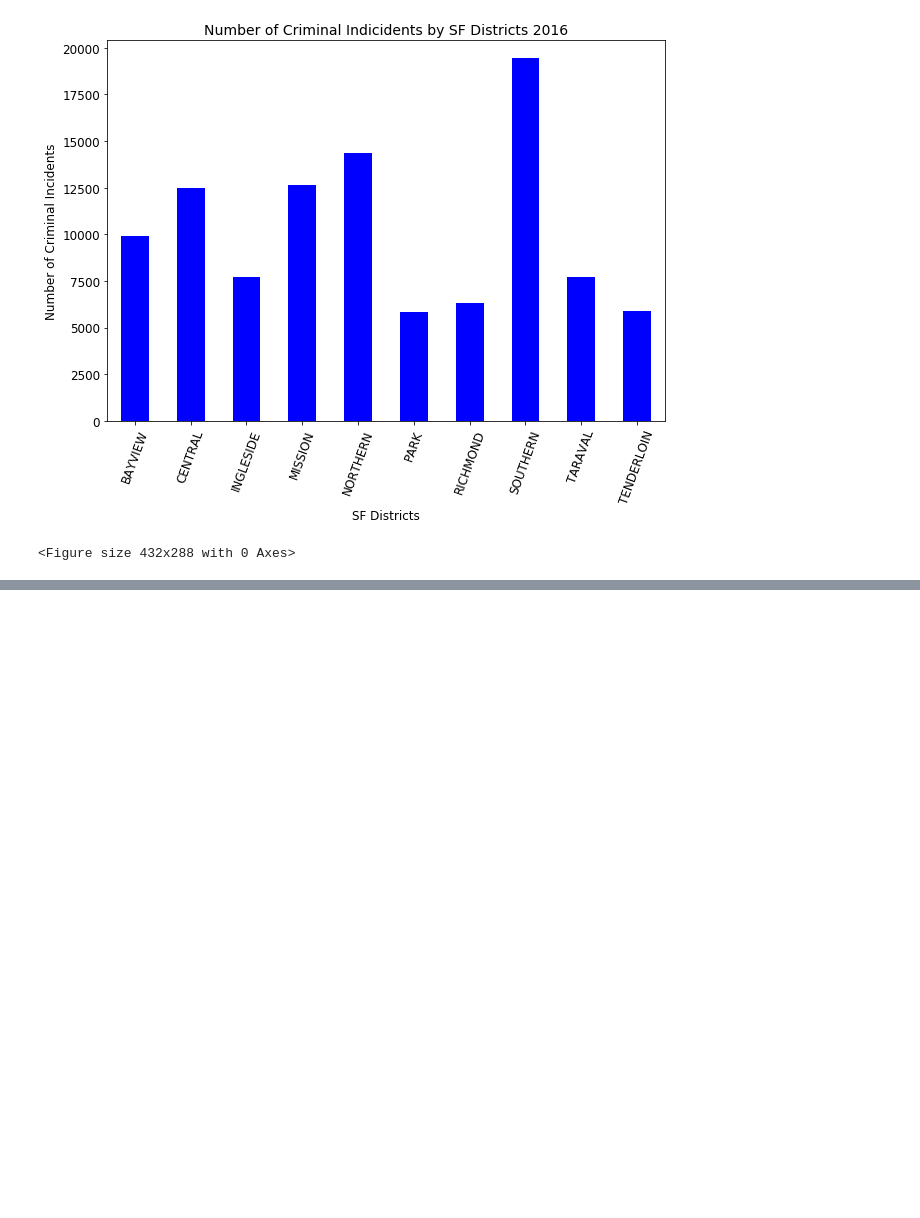
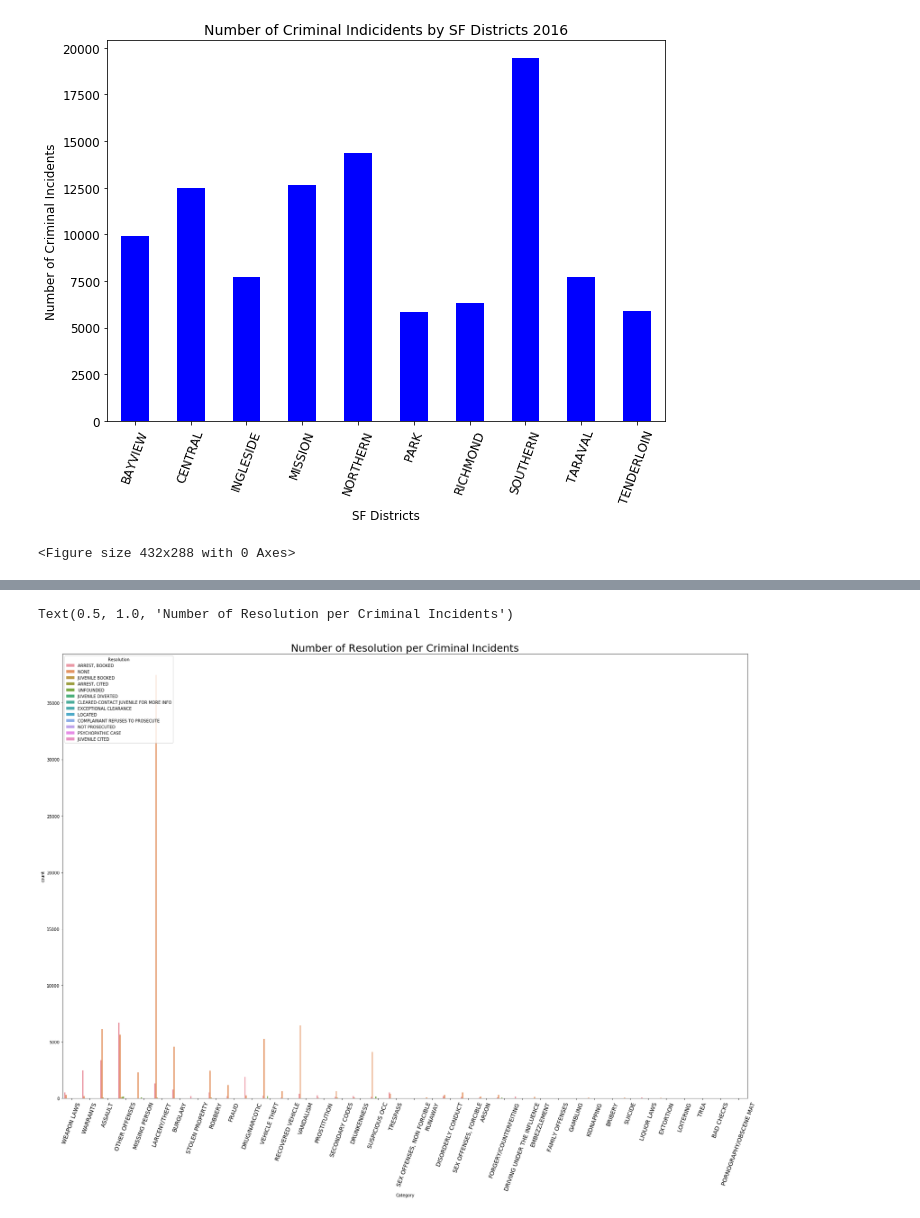
Before and after one commit to michellegillis/SFPD_Crime_Stats_Project, a Jupyter notebook: sf_crime_incident_number.ipynb, the cells around one changed output, grey strips where cells are left out. Cells and saved outputs as stored; diff of their text form; code cells hidden in the pictures; blank space fills up the shorter version.

```diff
--- a/sf_crime_incident_number.ipynb
+++ b/sf_crime_incident_number.ipynb
@@ -173,0 +156,9 @@ sfpd_incnum.groupby(['Category','Resolution']).size().reset_index(name='count').
+# %%
+sns.countplot(x='Category', hue='Resolution', data=sfpd_incnum)
+plt.rcParams['figure.figsize'] = [30, 20]
+plt.xticks(rotation = 70)
+plt.xticks(fontsize = 14)
+plt.title("Number of Resolution per Criminal Incidents",fontsize = 25)
+# %% [output]
+Text(0.5, 1.0, 'Number of Resolution per Criminal Incidents')
+[figure, added]
```
Also changed, not shown: parts of 10 cells of this notebook, 1 other file.
